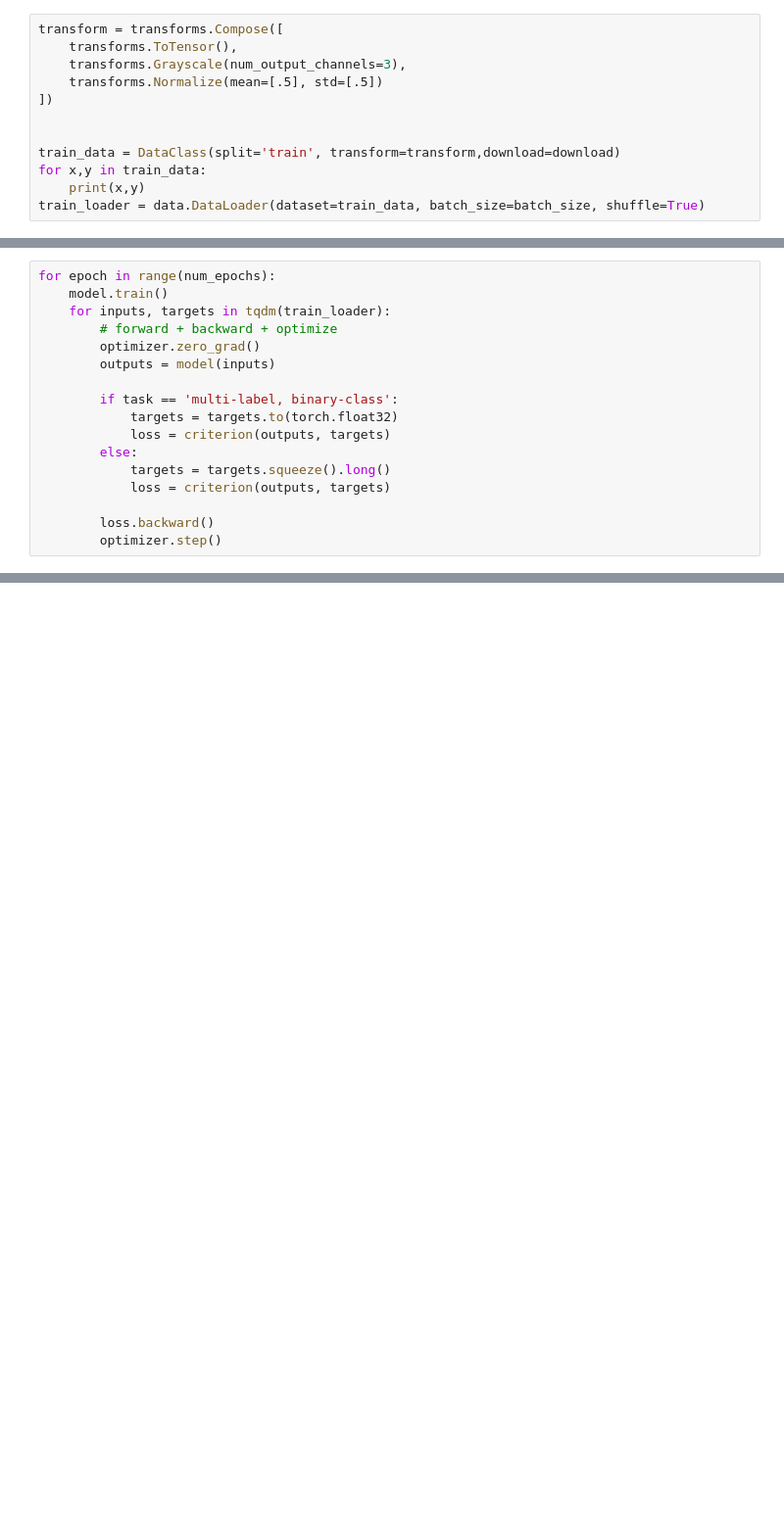
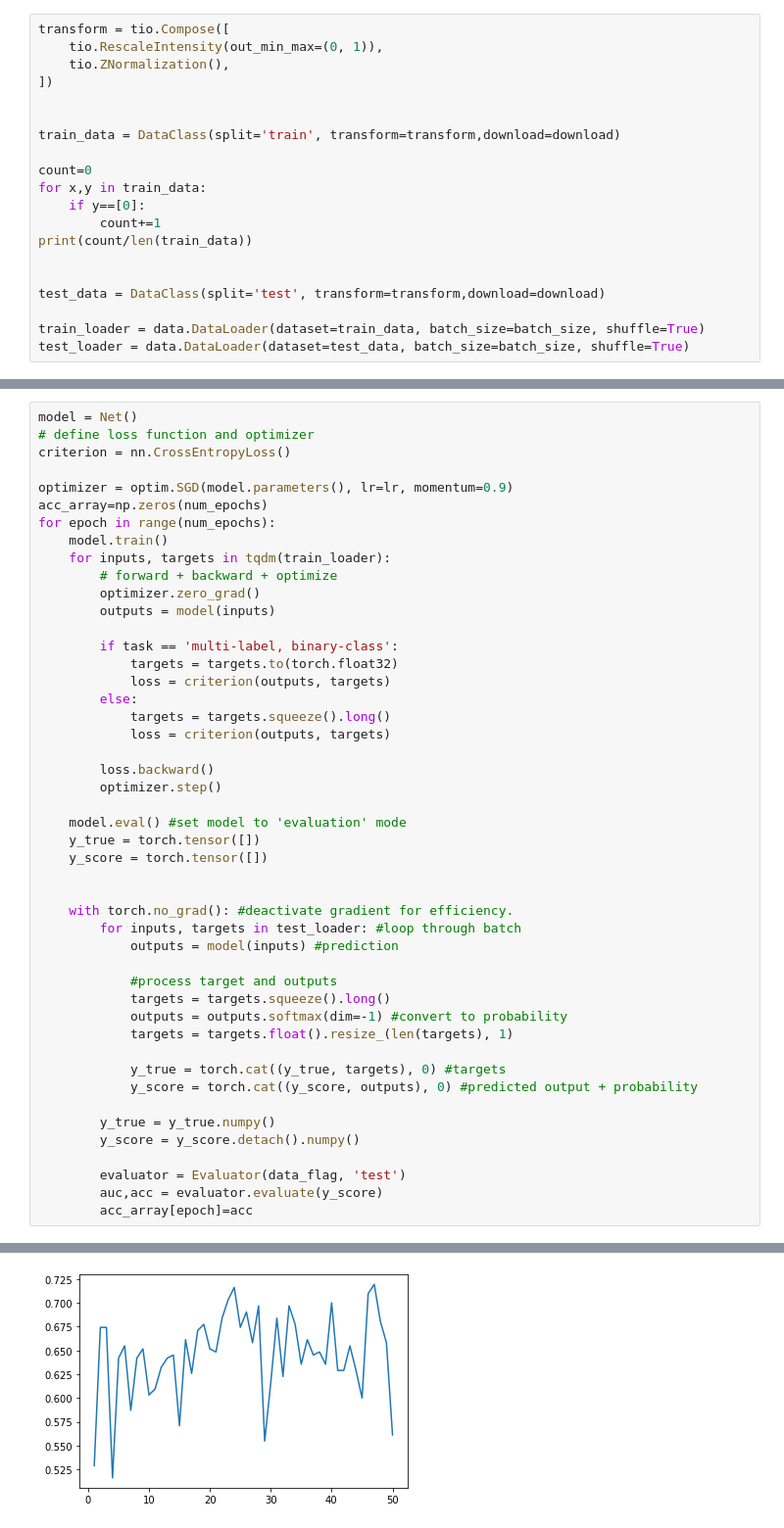
Before and after one commit to MEH04/Lung-CT-CNN, a Jupyter notebook: MedMNIST/lung_nodule_CNN.ipynb, the cells around one changed output, grey strips where cells are left out. Shown at 98% size. Drawn from its saved outputs; the diff is of its cells as text; blank space fills up the shorter version.

Commit message:
3D CNN implementation
functional code but results not as expected

```diff
--- a/MedMNIST/lung_nodule_CNN.ipynb
+++ b/MedMNIST/lung_nodule_CNN.ipynb
@@ -43,15 +52,23 @@ num_classes = len(info['label']) #number of classes
 
 DataClass = getattr(medmnist, info['python_class'])
 # %%
-transform = transforms.Compose([
-    transforms.ToTensor(),
-    transforms.Grayscale(num_output_channels=3),
-    transforms.Normalize(mean=[.5], std=[.5])
+transform = tio.Compose([
+    tio.RescaleIntensity(out_min_max=(0, 1)),
+    tio.ZNormalization(),
 ])
 
 
 train_data = DataClass(split='train', transform=transform,download=download)
+
+count=0
 for x,y in train_data:
-    print(x,y)
+    if y==[0]:
+        count+=1
+print(count/len(train_data))
+
+
+test_data = DataClass(split='test', transform=transform,download=download)
+
 train_loader = data.DataLoader(dataset=train_data, batch_size=batch_size, shuffle=True)
+test_loader = data.DataLoader(dataset=test_data, batch_size=batch_size, shuffle=True)
 # %% [output]
@@ -102,4 +110,10 @@ optimizer = optim.SGD(model.parameters(), lr=lr, momentum=0.9)
 # %%
+model = Net()
+# define loss function and optimizer
+criterion = nn.CrossEntropyLoss()
+
+optimizer = optim.SGD(model.parameters(), lr=lr, momentum=0.9)
+acc_array=np.zeros(num_epochs)
 for epoch in range(num_epochs):
     model.train()
     for inputs, targets in tqdm(train_loader):
@@ -116,4 +130,28 @@ for epoch in range(num_epochs):
 
         loss.backward()
         optimizer.step()
+
+    model.eval() #set model to 'evaluation' mode
+    y_true = torch.tensor([])
+    y_score = torch.tensor([])
+
+
+    with torch.no_grad(): #deactivate gradient for efficiency.
+        for inputs, targets in test_loader: #loop through batch
+            outputs = model(inputs) #prediction
+
+            #process target and outputs
+            targets = targets.squeeze().long()
+            outputs = outputs.softmax(dim=-1) #convert to probability
+            targets = targets.float().resize_(len(targets), 1)
+
+            y_true = torch.cat((y_true, targets), 0) #targets
+            y_score = torch.cat((y_score, outputs), 0) #predicted output + probability
+
+        y_true = y_true.numpy()
+        y_score = y_score.detach().numpy()
+
+        evaluator = Evaluator(data_flag, 'test')
+        auc,acc = evaluator.evaluate(y_score)
+        acc_array[epoch]=acc
 # %% [output]
@@ -120,0 +159 @@ ValueError: pic should be 2/3 dimensional. Got 4 dimensions.
+[figure, added]
```
Also changed, not shown: parts of 8 cells of this notebook.
